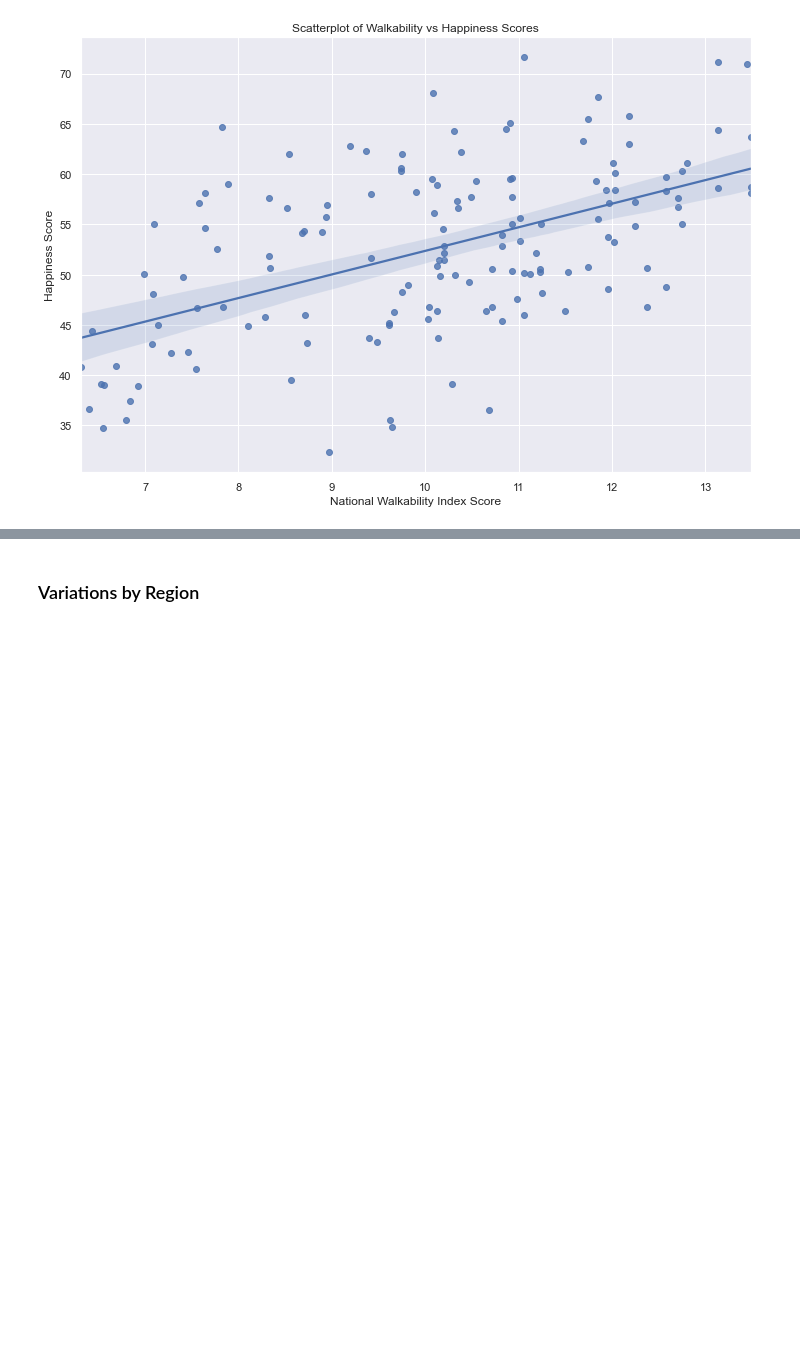
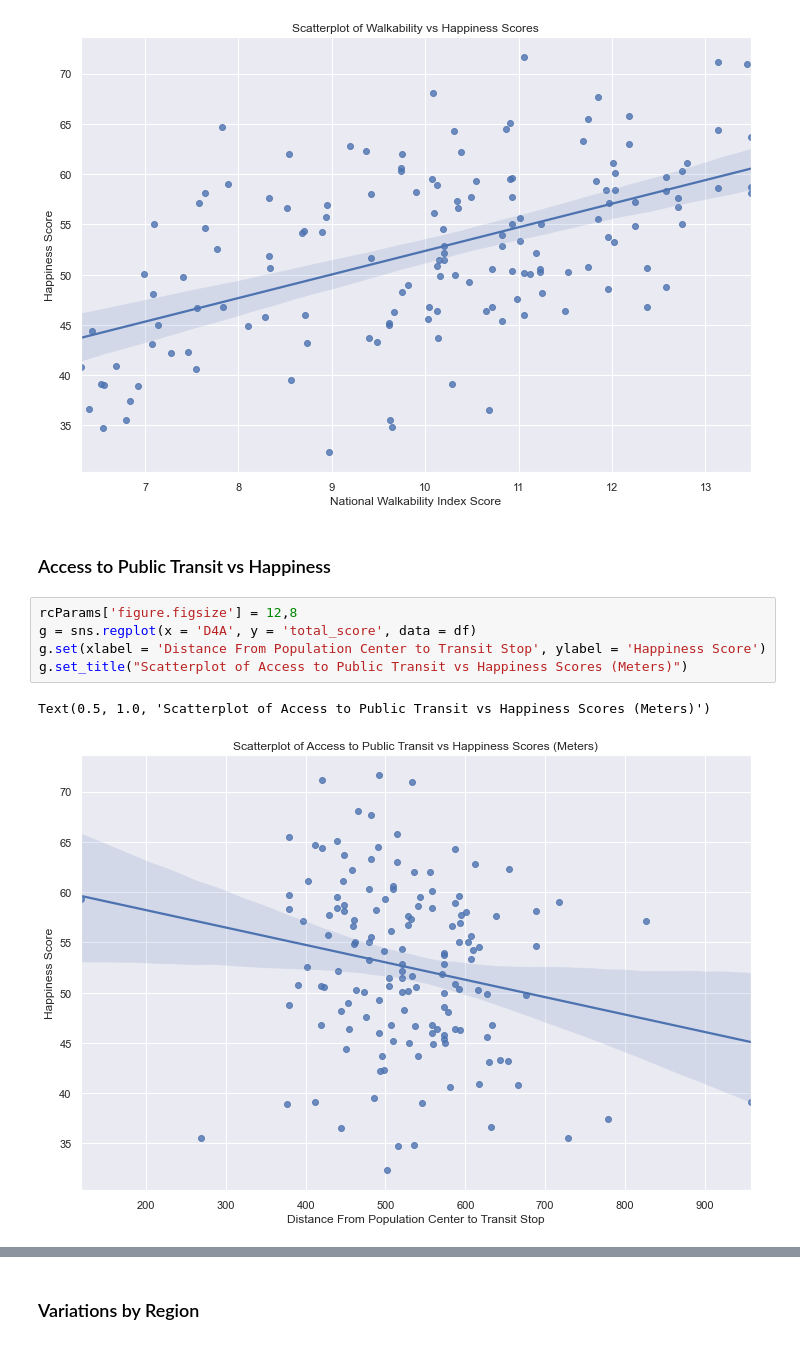
Before and after one commit to haleyej/330_final_project, a Jupyter notebook: process_data.ipynb, the cells around one changed output, grey strips where cells are left out. Cells and saved outputs as stored; diff of their text form; blank space fills up the shorter version.

```diff
--- a/process_data.ipynb
+++ b/process_data.ipynb
@@ -246,3 +296,13 @@ g.set_title("Scatterplot of Walkability vs Happiness Scores")
 # %% [output]
 Text(0.5, 1.0, 'Scatterplot of Walkability vs Happiness Scores')
 [figure]
+# %% [markdown]
+<h3>Access to Public Transit vs Happiness</h3>
+# %%
+rcParams['figure.figsize'] = 12,8
+g = sns.regplot(x = 'D4A', y = 'total_score', data = df)
+g.set(xlabel = 'Distance From Population Center to Transit Stop', ylabel = 'Happiness Score')
+g.set_title("Scatterplot of Access to Public Transit vs Happiness Scores (Meters)")
+# %% [output]
+Text(0.5, 1.0, 'Scatterplot of Access to Public Transit vs Happiness Scores (Meters)')
+[figure, added]
```
Also changed, not shown: parts of 28 cells of this notebook.
